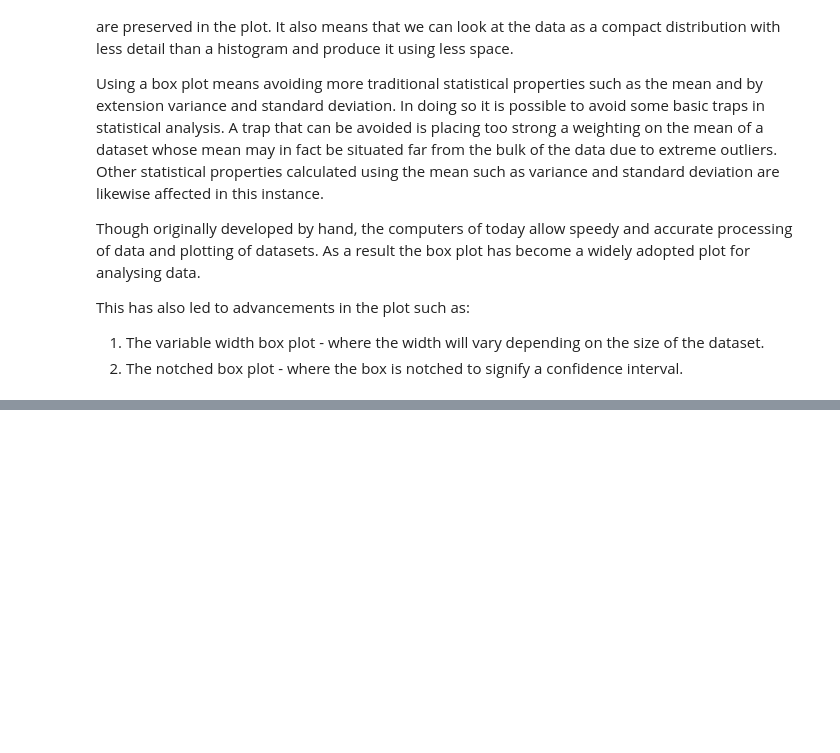
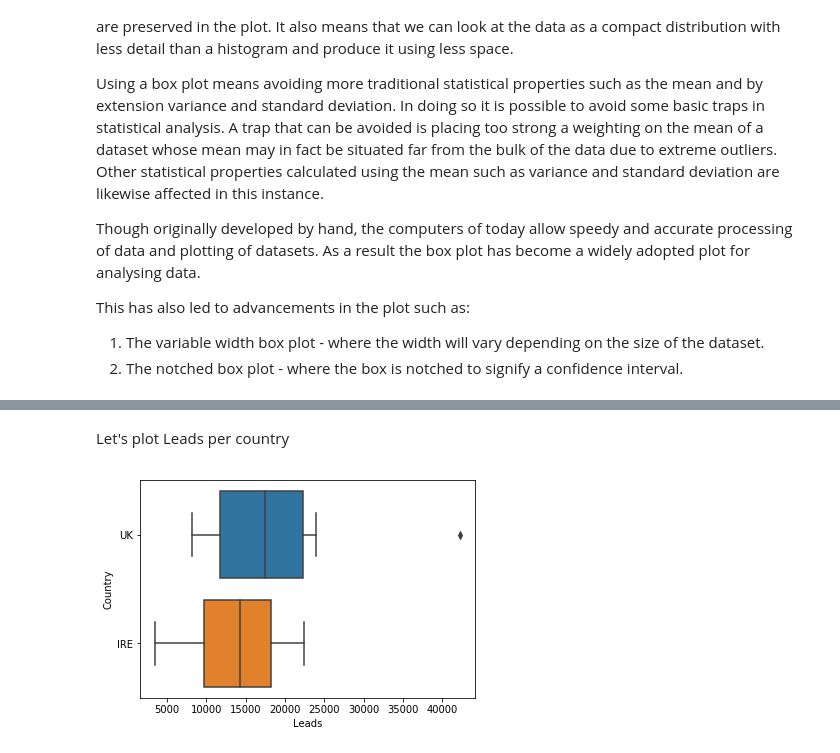
Before and after one commit to G00364690/Box-plot, a Jupyter notebook: FDA-Project.ipynb, the cells around one changed output, grey strips where cells are left out. Cells and saved outputs as stored; diff of their text form; code cells hidden in the pictures; blank space fills up the shorter version.

Commit message:
Boxplots updated

```diff
--- a/FDA-Project.ipynb
+++ b/FDA-Project.ipynb
@@ -40,0 +49,6 @@ This has also led to advancements in the plot such as:
+# %%
+import pandas as pd
+import seaborn as sns
+import matplotlib.pyplot as plt
+df = pd.read_csv("salesdata.csv")
+df
@@ -40,0 +74,11 @@ This has also led to advancements in the plot such as:
+# %% [markdown]
+Let's plot Leads per country
+# %%
+import pandas as pd
+import seaborn as sns
+import matplotlib.pyplot as plt
+
+sns.boxplot(x="Leads",y="Country",data=df)
+plt.show()
+# %% [output]
+[figure, added]
```
Also changed, not shown: parts of 13 cells of this notebook, 1 other file.
